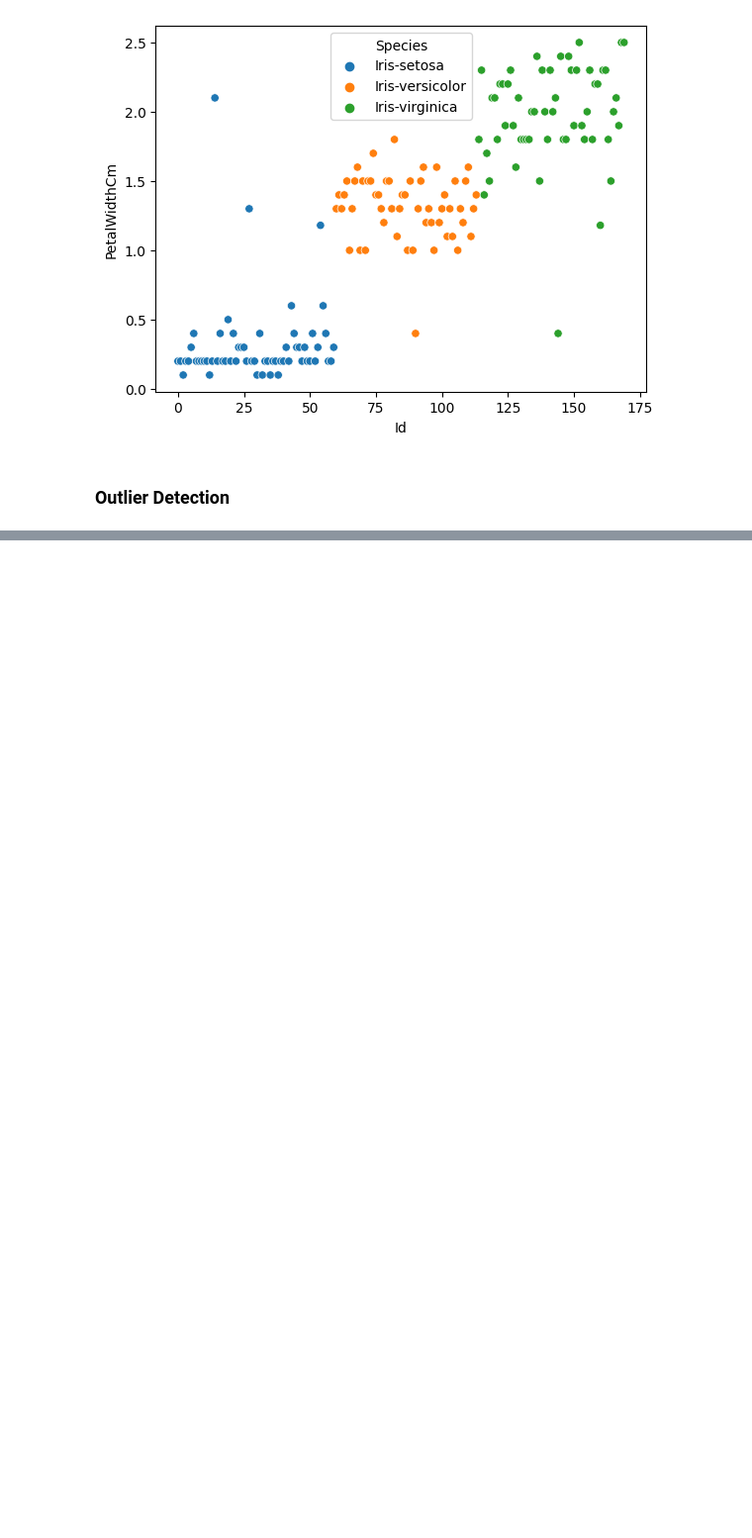
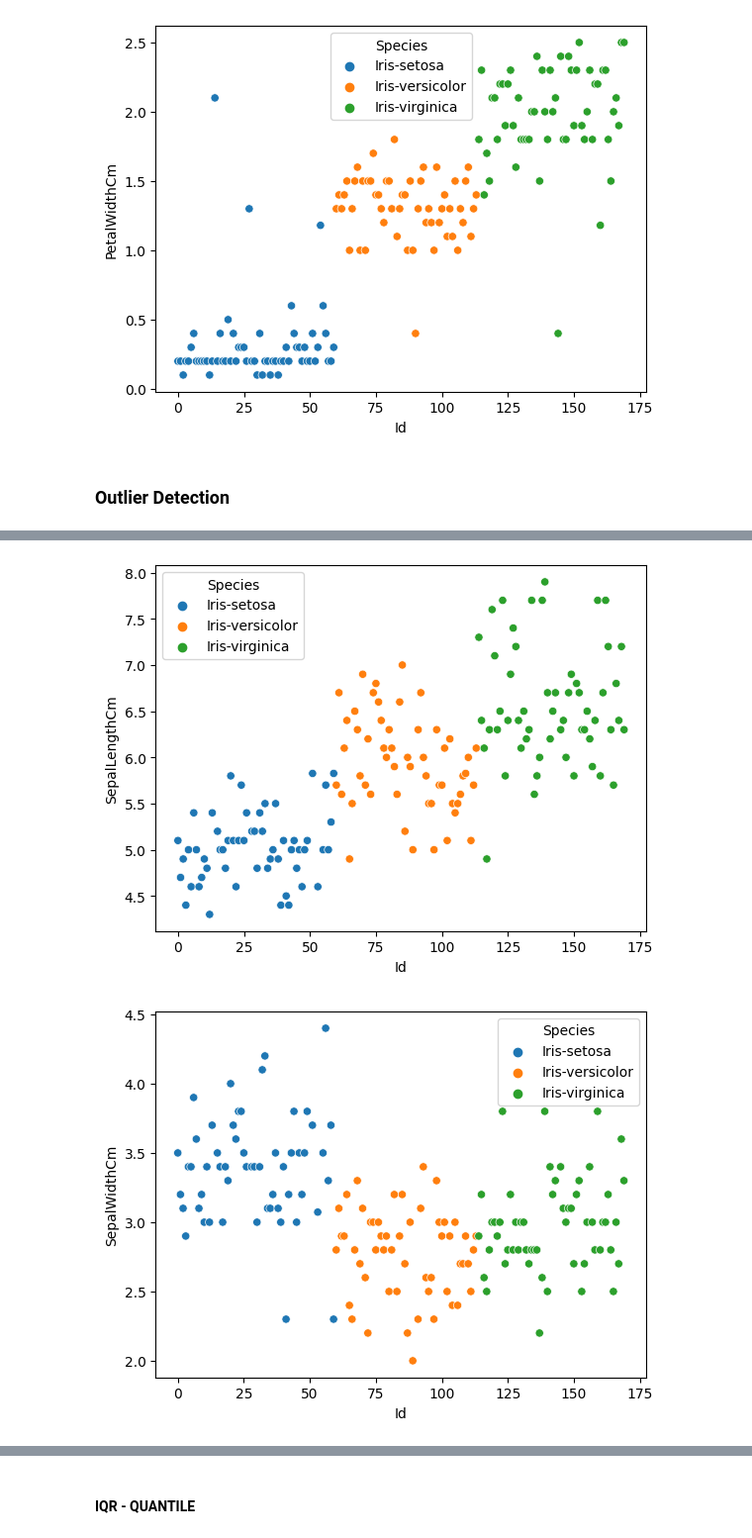
Before and after one commit to Burakabdi/Iris_Machine_Learning, a Jupyter notebook: code.ipynb, the cells around one changed output, grey strips where cells are left out. Shown: that part at 99% size. Cells and saved outputs as stored; diff of their text form; code cells hidden in the pictures; blank space fills up the shorter version.

Commit message:
detected and dropped outliers

```diff
--- a/code.ipynb
+++ b/code.ipynb
@@ -119,0 +122,9 @@ for column in df.columns[1:-1]:
+# %%
+selected_spec = df[df["Species"] == "Iris-setosa"]
+selected_column = selected_spec["SepalLengthCm"]
+# %%
+std = selected_column.std()
+avg = selected_column.mean()
+# %%
+three_sigma_plus = avg + (3 * std)
+three_sigma_minus = avg - (3 * std)
@@ -119,0 +145,15 @@ for column in df.columns[1:-1]:
+# %%
+for column in df.columns[1:-1]:
+    for spec in df["Species"].unique():
+        selected_spec = df[df["Species"] == spec]
+        selected_column = selected_spec[column]
+
+        std = selected_column.std()
+        avg = selected_column.mean()
+
+        three_sigma_plus = avg + (3 * std)
+        three_sigma_minus = avg - (3 * std)
+
+        outliers = selected_column[((selected_spec[column] > three_sigma_plus) | (selected_spec[column] < three_sigma_minus))].index
+        df.drop(index=outliers, inplace=True)
+        print(column, spec, outliers)
@@ -119,0 +173,7 @@ for column in df.columns[1:-1]:
+# %%
+for column in df.columns[1:-1]:
+    sns.scatterplot(data=df, x="Id", y=column, hue="Species")
+    plt.show()
+# %% [output]
+[figure, added]
+[figure, added]
@@ -119,0 +182,2 @@ for column in df.columns[1:-1]:
+# %% [markdown]
+#### IQR - QUANTILE
```
Also changed, not shown: parts of 11 cells of this notebook.
